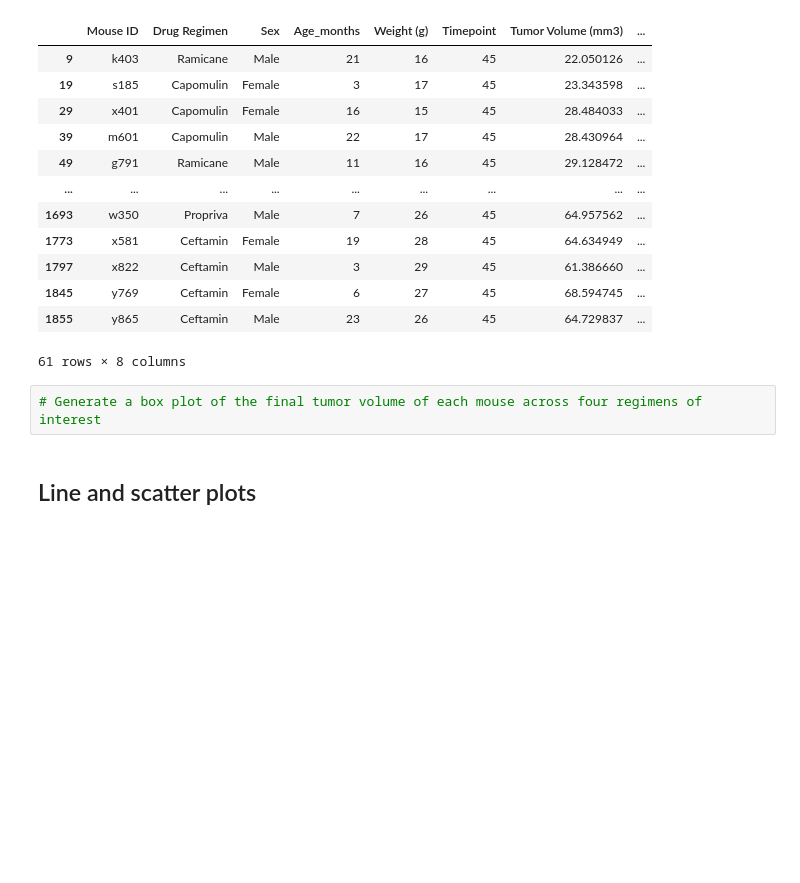
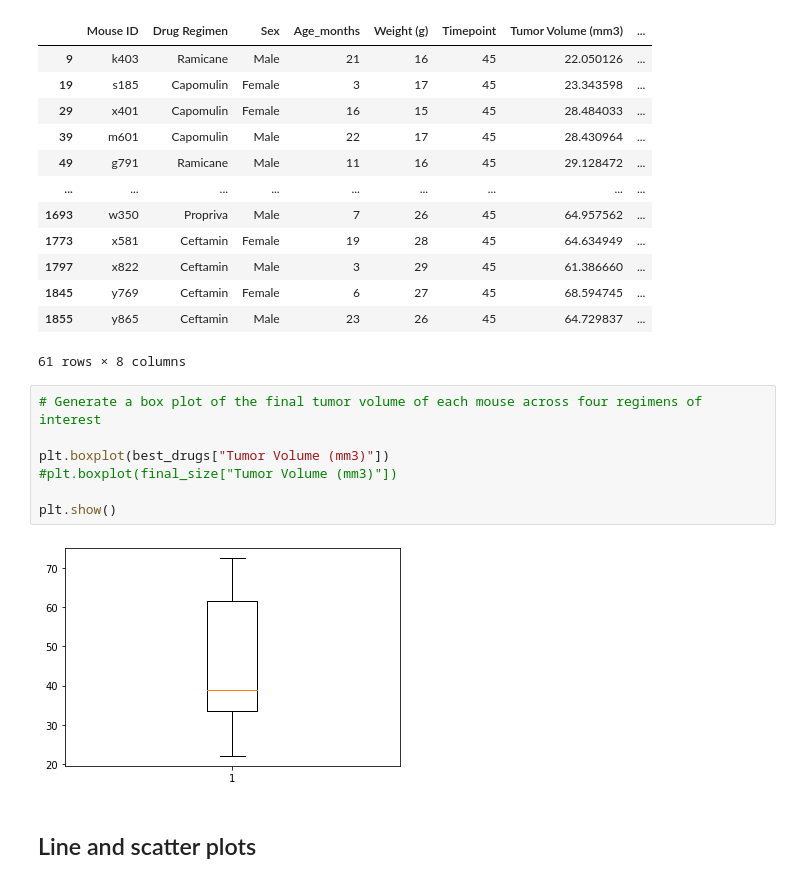
Before and after one commit to enriquesaenger/matplotlib-challenge, a Jupyter notebook: Pymaceuticals/pymaceuticals_starter.ipynb, the cells around one changed output. Cells and saved outputs as stored; diff of their text form; blank space fills up the shorter version.

Commit message:
Added a starter box plot

```diff
--- a/Pymaceuticals/pymaceuticals_starter.ipynb
+++ b/Pymaceuticals/pymaceuticals_starter.ipynb
@@ -163,6 +163,13 @@ best_drugs
 61 rows × 8 columns
 # %%
 # Generate a box plot of the final tumor volume of each mouse across four regimens of interest
+
+plt.boxplot(best_drugs["Tumor Volume (mm3)"])
+#plt.boxplot(final_size["Tumor Volume (mm3)"])
+
+plt.show()
+# %% [output]
+[figure, added]
 # %% [markdown]
 ## Line and scatter plots
 # %%
```
